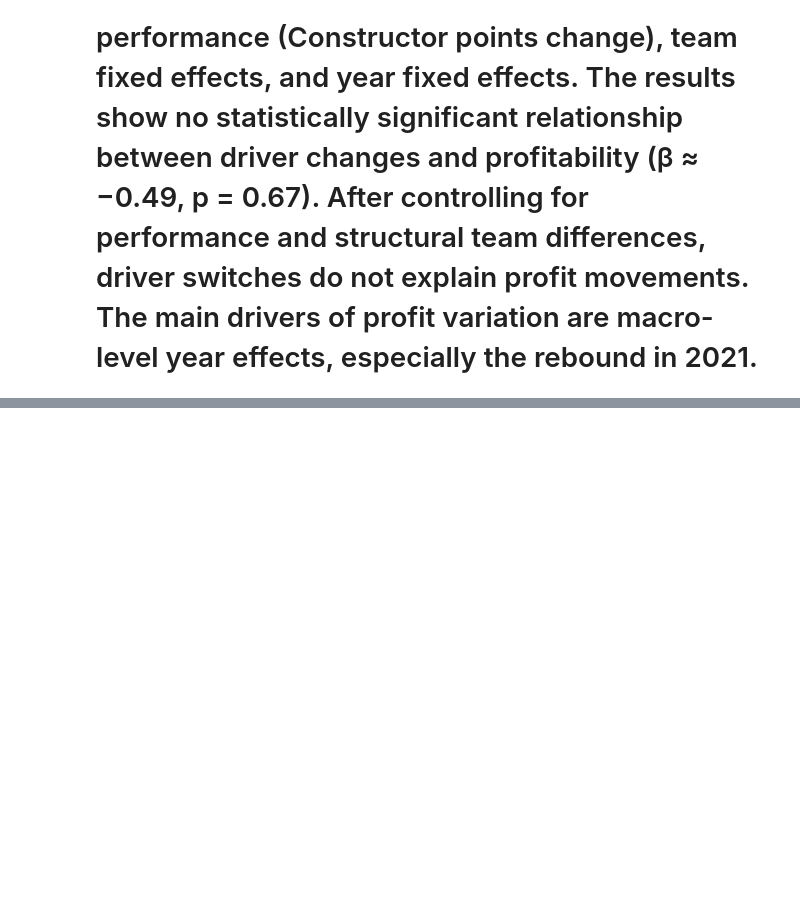
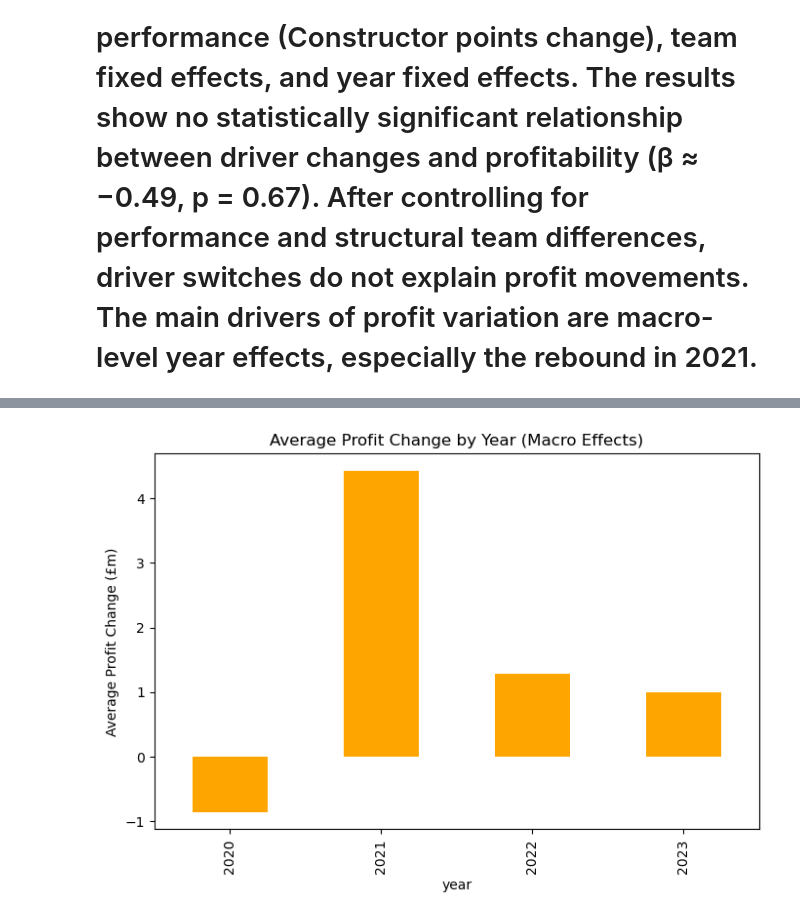
Before and after one commit to messymoose/ECON570, a Jupyter notebook: F1/final_project.ipynb, the cells around one changed output, grey strips where cells are left out. Drawn from its saved outputs; the diff is of its cells as text; code cells hidden in the pictures; blank space fills up the shorter version.

```diff
--- a/F1/final_project.ipynb
+++ b/F1/final_project.ipynb
@@ -435,0 +472,10 @@ strong multicollinearity or other numerical problems.
+# %%
+year_means = reg_data.groupby("year")["profit_change"].mean()
+
+plt.figure(figsize=(8,5))
+year_means.plot(kind="bar", color="orange")
+plt.ylabel("Average Profit Change (£m)")
+plt.title("Average Profit Change by Year (Macro Effects)")
+plt.show()
+# %% [output]
+[figure, added]
```
Also changed, not shown: parts of 9 cells of this notebook.
